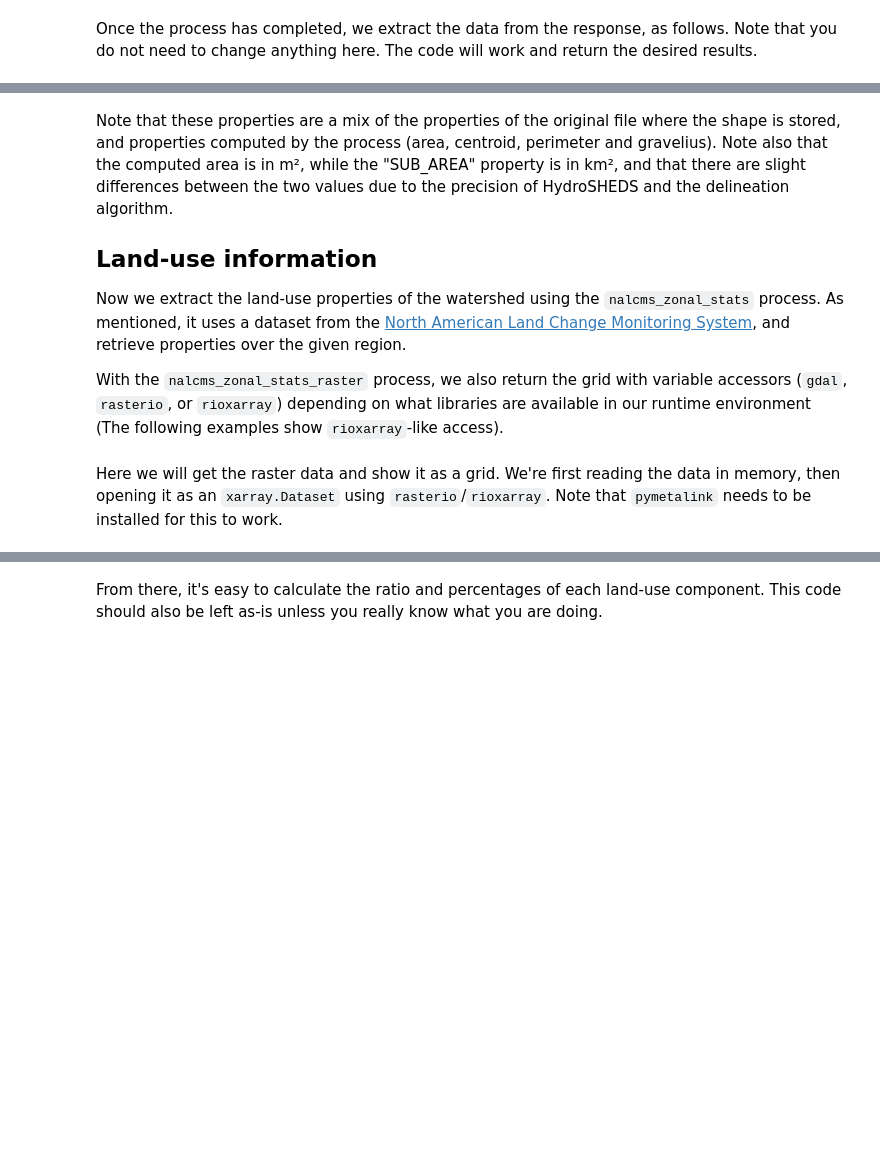
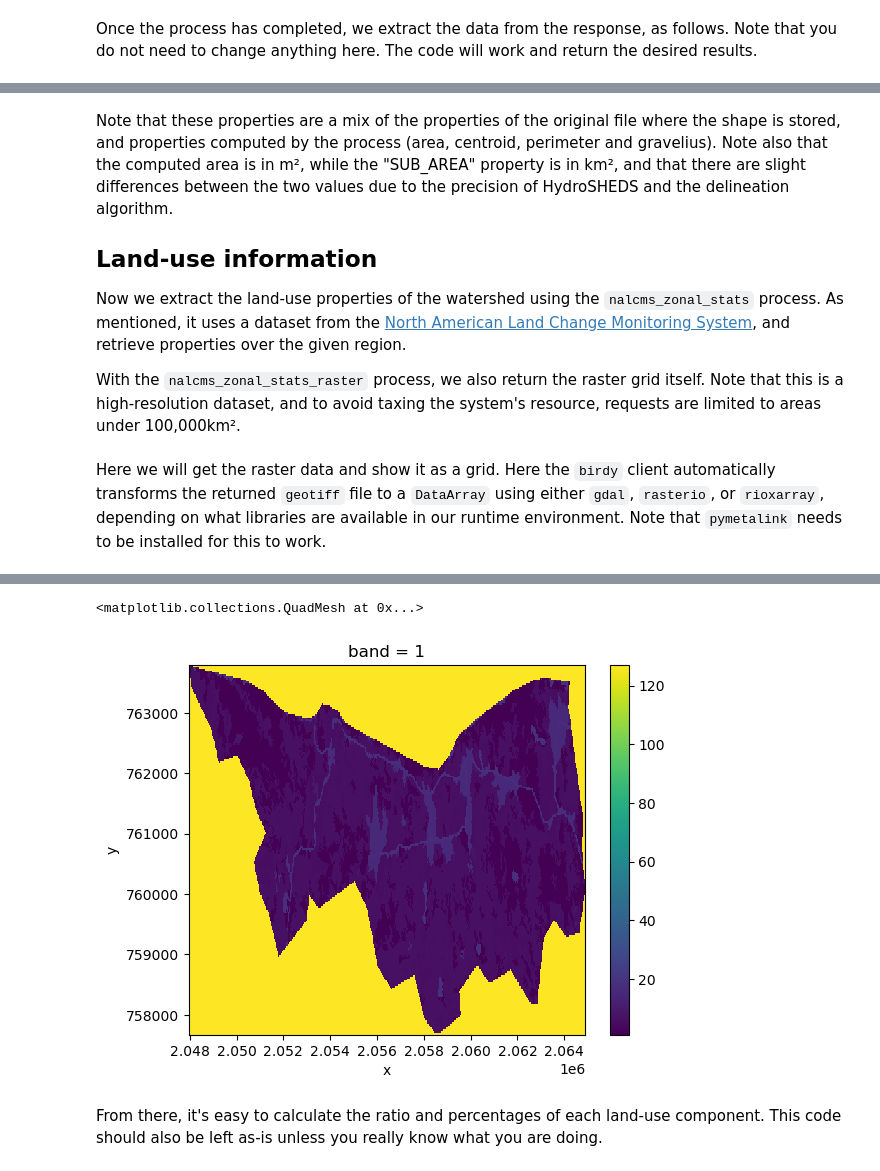
Before and after one commit to CSHS-CWRA/RavenPy, a Jupyter notebook: docs/notebooks/02_Extract_geographical_watershed_properties.ipynb, the cells around one changed output, grey strips where cells are left out. Saved outputs shown, nothing was run; the diff lists cells and outputs as text; code cells hidden in the pictures; blank space fills up the shorter version.

Commit message:
Fix NB02.
New birdy converts raster automatically now, no need for MemoryFile logic.

```diff
--- a/docs/notebooks/02_Extract_geographical_watershed_properties.ipynb
+++ b/docs/notebooks/02_Extract_geographical_watershed_properties.ipynb
@@ -84,18 +112,15 @@ Note that these properties are a mix of the properties of the original file wher
 
 Now we extract the land-use properties of the watershed using the `nalcms_zonal_stats` process. As mentioned, it uses a dataset from the [North American Land Change Monitoring System](http://www.cec.org/north-american-environmental-atlas), and retrieve properties over the given region.
 
-With the `nalcms_zonal_stats_raster` process, we also return the grid with variable accessors (`gdal`, `rasterio`, or `rioxarray`) depending on what libraries are available in our runtime environment (The following examples show `rioxarray`-like access).
+With the `nalcms_zonal_stats_raster` process, we also return the raster grid itself. Note that this is a high-resolution dataset, and to avoid taxing the system's resource, requests are limited to areas under 100,000km².
 # %%
 stats_resp = wps.nalcms_zonal_stats_raster(
     shape=feature_url, select_all_touching=True, band=1, simple_categories=True
 )
 # %% [markdown]
-Here we will get the raster data and show it as a grid. We're first reading the data in memory, then opening it as an `xarray.Dataset` using `rasterio`/`rioxarray`. Note that `pymetalink` needs to be installed for this to work.
+Here we will get the raster data and show it as a grid. Here the `birdy` client automatically transforms the returned `geotiff` file to a `DataArray` using either `gdal`, `rasterio`, or `rioxarray`, depending on what libraries are available in our runtime environment. Note that `pymetalink` needs to be installed for this to work.
 # %%
-from rasterio.io import MemoryFile
-
 features, statistics, raster = stats_resp.get(asobj=True)
-with MemoryFile(raster[0]) as memfile:
-    with memfile.open(driver="GTiff") as dataset:
-        grid = rio.open_rasterio(dataset)
-        grid.plot()
+grid = raster[0]
+grid.plot()
+# %% [output]
@@ -102,3 +128,5 @@ with MemoryFile(raster[0]) as memfile:
+<matplotlib.collections.QuadMesh at 0x...>
+[figure, added]
 # %% [markdown]
 From there, it's easy to calculate the ratio and percentages of each land-use component. This code should also be left as-is unless you really know what you are doing.
 # %%
```
Also changed, not shown: parts of 11 cells of this notebook.
